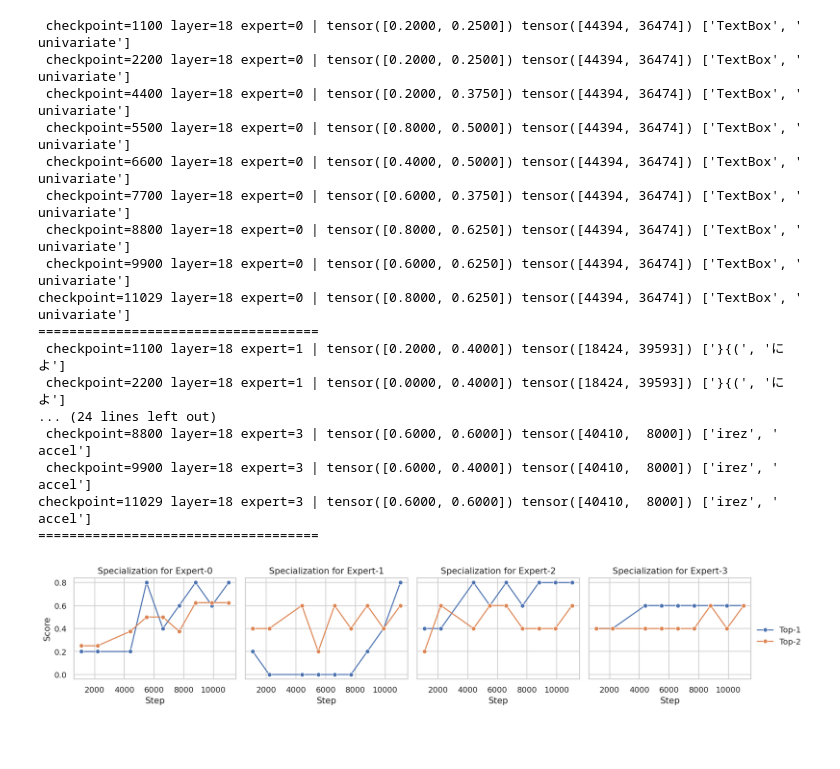
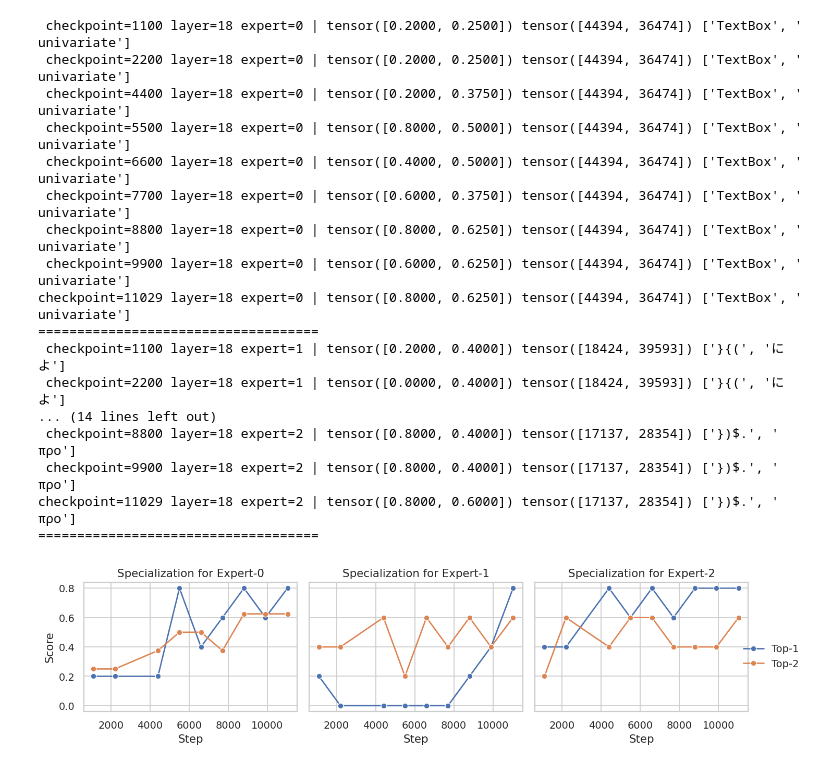
Before and after one commit to cmu-flame/FLAME-MoE, a Jupyter notebook: empirical_analysis/plot/expert_specialization.ipynb, the cells around one changed output. Cells and saved outputs as stored; diff of their text form; code cells hidden in the pictures; blank space fills up the shorter version.

Commit message:
revise the plotting script a bit more

```diff
--- a/empirical_analysis/plot/expert_specialization.ipynb
+++ b/empirical_analysis/plot/expert_specialization.ipynb
@@ -55,5 +55,5 @@ tokenizer = AutoTokenizer.from_pretrained("EleutherAI/pythia-12b")
 # %%
-expert_indices = torch.tensor([0, 1, 2, 3])
+expert_indices = torch.tensor([0, 1, 2])
 layer_number, min_samples, top_k = 18, 5, 2
 last_indices = torch.zeros(expert_indices.max() + 1, top_k, dtype=torch.int64)
 
@@ -79,7 +79,7 @@ for expert_index in expert_indices:
             f"checkpoint={checkpoint_step} layer={layer_number} expert={expert_index} |".rjust(36),
             values, indices, [tokenizer.decode(tid) for tid in indices],
         )
-    lines.append((expert_index, line))
+    lines.append((expert_index.item(), line))
     print("=" * 36)
 # %% [output]
  checkpoint=1100 layer=18 expert=0 | tensor([0.2000, 0.2500]) tensor([44394, 36474]) ['TextBox', ' univariate']
@@ -94,34 +94,35 @@ checkpoint=11029 layer=18 expert=0 | tensor([0.8000, 0.6250]) tensor([44394, 364
 ====================================
  checkpoint=1100 layer=18 expert=1 | tensor([0.2000, 0.4000]) tensor([18424, 39593]) ['}{(', 'によ']
  checkpoint=2200 layer=18 expert=1 | tensor([0.0000, 0.4000]) tensor([18424, 39593]) ['}{(', 'によ']
-... (24 lines left out)
- checkpoint=8800 layer=18 expert=3 | tensor([0.6000, 0.6000]) tensor([40410,  8000]) ['irez', ' accel']
- checkpoint=9900 layer=18 expert=3 | tensor([0.6000, 0.4000]) tensor([40410,  8000]) ['irez', ' accel']
-checkpoint=11029 layer=18 expert=3 | tensor([0.6000, 0.6000]) tensor([40410,  8000]) ['irez', ' accel']
+... (14 lines left out)
+ checkpoint=8800 layer=18 expert=2 | tensor([0.8000, 0.4000]) tensor([17137, 28354]) ['})$.', ' προ']
+ checkpoint=9900 layer=18 expert=2 | tensor([0.8000, 0.4000]) tensor([17137, 28354]) ['})$.', ' προ']
+checkpoint=11029 layer=18 expert=2 | tensor([0.8000, 0.6000]) tensor([17137, 28354]) ['})$.', ' προ']
 ====================================
-# %%
-sns.set_theme(style="whitegrid", font_scale=1.0)
-fig, axes = plt.subplots(1, len(lines), figsize=(3.2 * len(lines) + 2, 3), dpi=128, sharey=True)
-
-for ax, (expert_id, series) in zip(axes, lines):
-    steps = [step for step, _ in series]
-    value_lists = list(zip(*[vals for _, vals in series]))
-
-    for j, scores in enumerate(value_lists):
-        sns.lineplot(x=steps, y=scores, marker='o', ax=ax, label=f"Top-{j+1}")
-
-    ax.set_title(f"Specialization for Expert-{expert_id}")
-    ax.set_xlabel("Step")
-    ax.set_ylabel("Score" if ax is axes[0] else "")
-    ax.legend_.remove()
-
-handles, labels = axes[0].get_legend_handles_labels()
-fig.legend(handles, labels, loc='center right', frameon=False)
-plt.tight_layout(rect=[0, 0, 0.94, 1])
-
-file = Path(f"figures/expert-specialization/flame-moe-1.7b/{layer_number}.pdf")
-file.parent.mkdir(parents=True, exist_ok=True)
-plt.savefig(file)
-plt.show()
-# %% [output]
-[figure, removed]
+# %%
+sns.set_theme(style="whitegrid", font_scale=1.0)
+fig, axes = plt.subplots(1, len(lines), figsize=(3.2 * len(lines) + 2, 3), dpi=128, sharey=True)
+
+for ax, (expert_id, series) in zip(axes, lines):
+    steps = [step for step, _ in series]
+    value_lists = list(zip(*[vals for _, vals in series]))
+
+    for j, scores in enumerate(value_lists):
+        sns.lineplot(x=steps, y=scores, marker='o', ax=ax, label=f"Top-{j+1}")
+
+    ax.set_title(f"Specialization for Expert-{expert_id}")
+    ax.set_xlabel("Step")
+    ax.set_ylabel("Score" if ax is axes[0] else "")
+    ax.legend_.remove()
+
+handles, labels = axes[0].get_legend_handles_labels()
+fig.legend(handles, labels, loc='center right', frameon=False)
+plt.tight_layout(rect=[0, 0, 0.94, 1])
+
+joined_ids = "-".join(str(expert_id) for expert_id, _ in lines)
+file = Path(f"figures/expert-specialization/flame-moe-1.7b/{layer_number}/{joined_ids}.pdf")
+file.parent.mkdir(parents=True, exist_ok=True)
+plt.savefig(file)
+plt.show()
+# %% [output]
+[figure, added]
```
Also changed, not shown: parts of 2 cells of this notebook.
